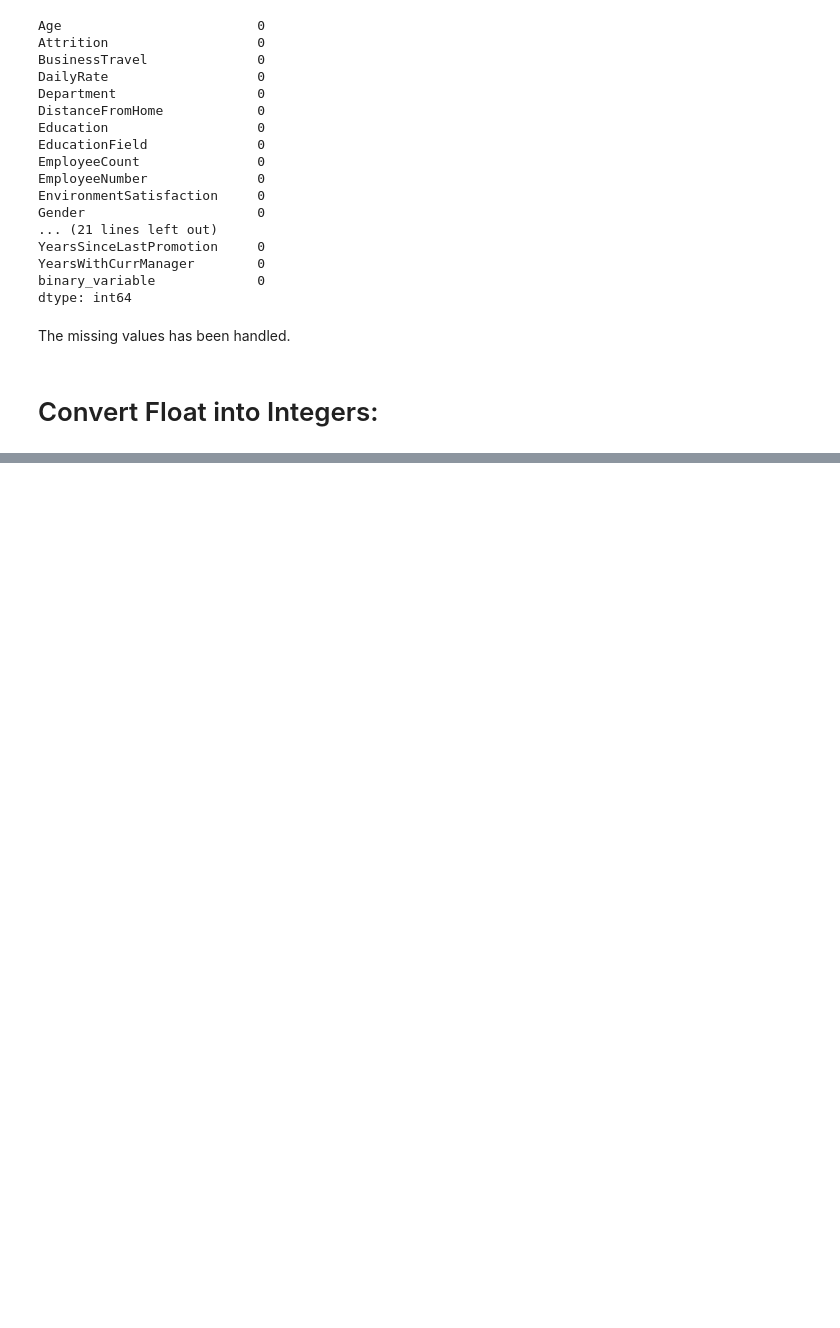
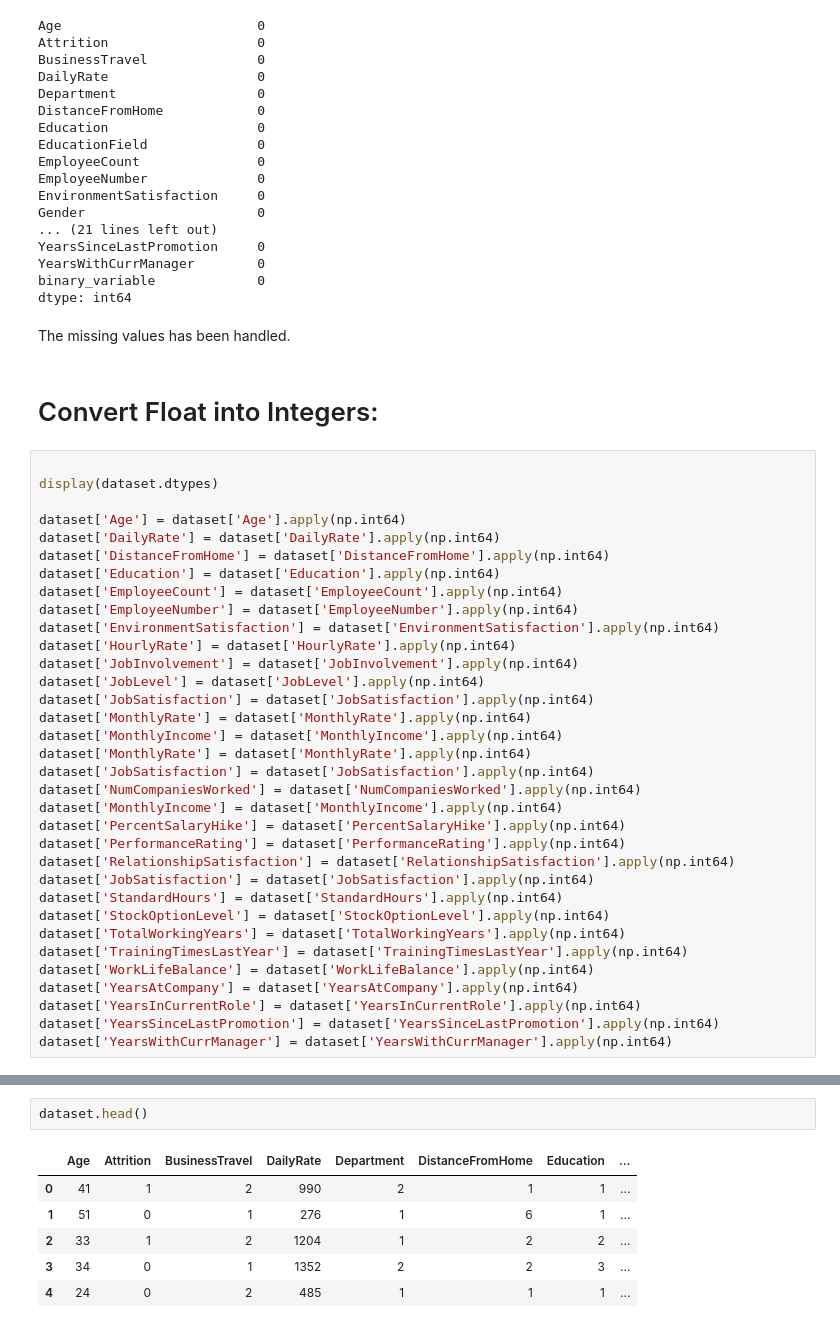
Before and after one commit to Sba23037/CristinaPriolo_Sba23037_Lvl8_CA2_Integrated, a Jupyter notebook: CristinaPriolo_Sba23037_Lvl8_CA2_Integrated.ipynb, the cells around one changed output, grey strips where cells are left out. Drawn from its saved outputs; the diff is of its cells as text; blank space fills up the shorter version.

```diff
--- a/CristinaPriolo_Sba23037_Lvl8_CA2_Integrated.ipynb
+++ b/CristinaPriolo_Sba23037_Lvl8_CA2_Integrated.ipynb
@@ -344,3 +344,37 @@ dtype: int64
 The missing values has been handled.
 # %% [markdown]
 # Convert Float into Integers:
+# %%
+
+display(dataset.dtypes)
+
+dataset['Age'] = dataset['Age'].apply(np.int64)
+dataset['DailyRate'] = dataset['DailyRate'].apply(np.int64)
+dataset['DistanceFromHome'] = dataset['DistanceFromHome'].apply(np.int64)
+dataset['Education'] = dataset['Education'].apply(np.int64)
+dataset['EmployeeCount'] = dataset['EmployeeCount'].apply(np.int64)
+dataset['EmployeeNumber'] = dataset['EmployeeNumber'].apply(np.int64)
+dataset['EnvironmentSatisfaction'] = dataset['EnvironmentSatisfaction'].apply(np.int64)
+dataset['HourlyRate'] = dataset['HourlyRate'].apply(np.int64)
+dataset['JobInvolvement'] = dataset['JobInvolvement'].apply(np.int64)
+dataset['JobLevel'] = dataset['JobLevel'].apply(np.int64)
+dataset['JobSatisfaction'] = dataset['JobSatisfaction'].apply(np.int64)
+dataset['MonthlyRate'] = dataset['MonthlyRate'].apply(np.int64)
+dataset['MonthlyIncome'] = dataset['MonthlyIncome'].apply(np.int64)
+dataset['MonthlyRate'] = dataset['MonthlyRate'].apply(np.int64)
+dataset['JobSatisfaction'] = dataset['JobSatisfaction'].apply(np.int64)
+dataset['NumCompaniesWorked'] = dataset['NumCompaniesWorked'].apply(np.int64)
+dataset['MonthlyIncome'] = dataset['MonthlyIncome'].apply(np.int64)
+dataset['PercentSalaryHike'] = dataset['PercentSalaryHike'].apply(np.int64)
+dataset['PerformanceRating'] = dataset['PerformanceRating'].apply(np.int64)
+dataset['RelationshipSatisfaction'] = dataset['RelationshipSatisfaction'].apply(np.int64)
+dataset['JobSatisfaction'] = dataset['JobSatisfaction'].apply(np.int64)
+dataset['StandardHours'] = dataset['StandardHours'].apply(np.int64)
+dataset['StockOptionLevel'] = dataset['StockOptionLevel'].apply(np.int64)
+dataset['TotalWorkingYears'] = dataset['TotalWorkingYears'].apply(np.int64)
+dataset['TrainingTimesLastYear'] = dataset['TrainingTimesLastYear'].apply(np.int64)
+dataset['WorkLifeBalance'] = dataset['WorkLifeBalance'].apply(np.int64)
+dataset['YearsAtCompany'] = dataset['YearsAtCompany'].apply(np.int64)
+dataset['YearsInCurrentRole'] = dataset['YearsInCurrentRole'].apply(np.int64)
+dataset['YearsSinceLastPromotion'] = dataset['YearsSinceLastPromotion'].apply(np.int64)
+dataset['YearsWithCurrManager'] = dataset['YearsWithCurrManager'].apply(np.int64)
@@ -346,0 +419,9 @@ The missing values has been handled.
+# %%
+dataset.head()
+# %% [output]
+|  | Age | Attrition | BusinessTravel | DailyRate | Department | DistanceFromHome | Education | ... |
+| 0 | 41 | 1 | 2 | 990 | 2 | 1 | 1 | ... |
+| 1 | 51 | 0 | 1 | 276 | 1 | 6 | 1 | ... |
+| 2 | 33 | 1 | 2 | 1204 | 1 | 2 | 2 | ... |
+| 3 | 34 | 0 | 1 | 1352 | 2 | 2 | 3 | ... |
+| 4 | 24 | 0 | 2 | 485 | 1 | 1 | 1 | ... |
```
Also changed, not shown: parts of 2 cells of this notebook.
